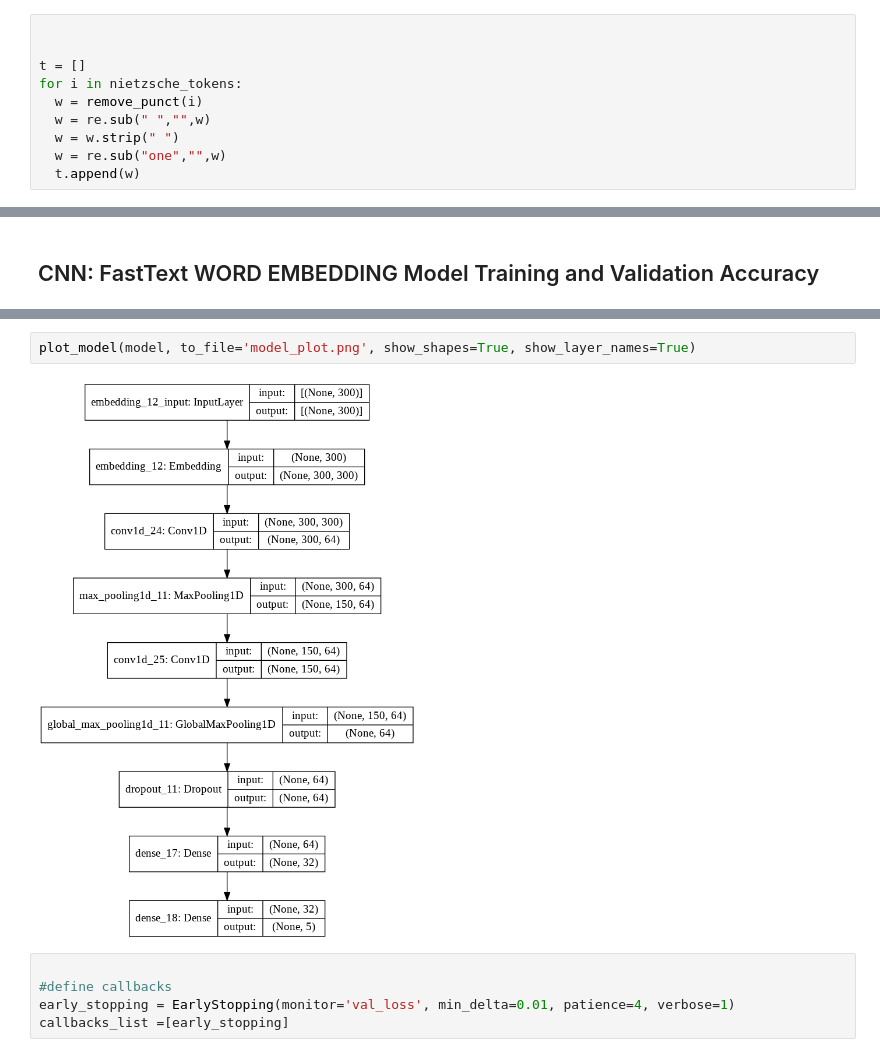
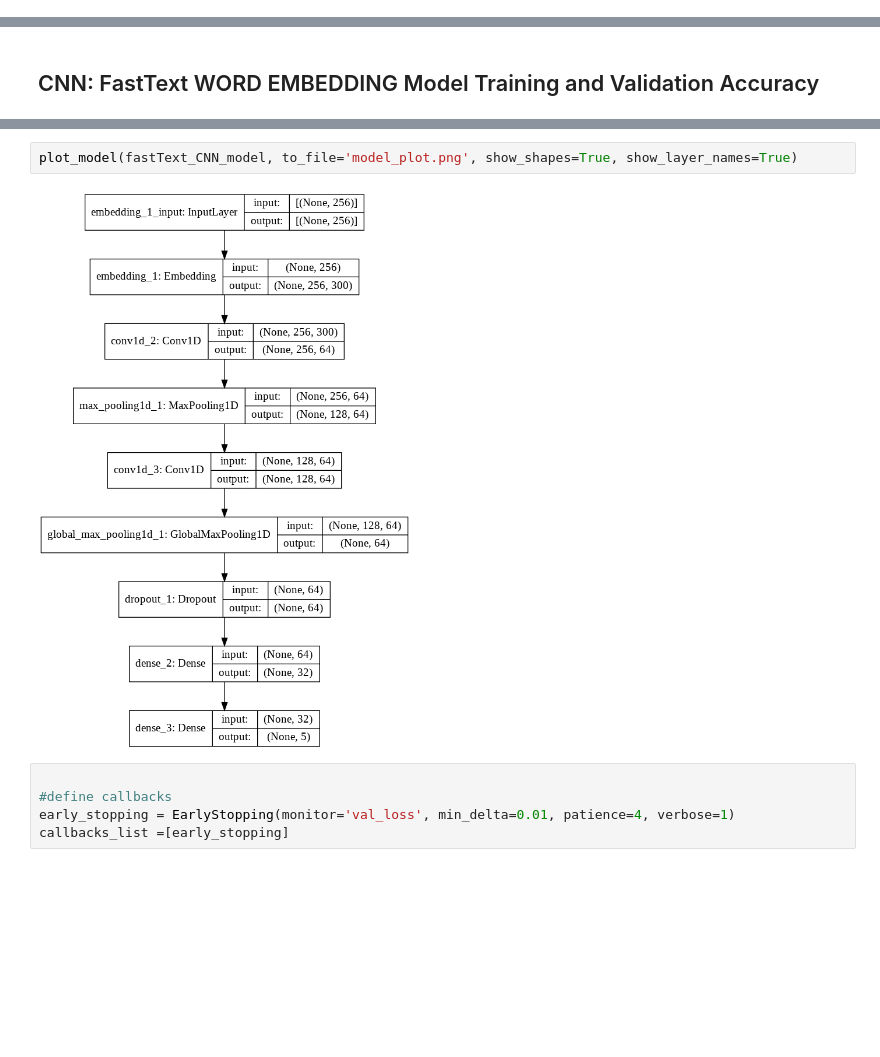
Before and after one commit to badieah/Author-Authentication, a Jupyter notebook: Authorship_Authentication.ipynb, the cells around one changed output, grey strips where cells are left out. Drawn from its saved outputs; the diff is of its cells as text; blank space fills up the shorter version.

```diff
--- a/Authorship_Authentication.ipynb
+++ b/Authorship_Authentication.ipynb
@@ -1006,14 +1006,4 @@ plt.xticks(rotation=60);
 [figure]
 # %% [markdown]
 ### Nietzsche Frequency Distribution
-# %%
-
-
-t = []
-for i in nietzsche_tokens:
-  w = remove_punct(i)
-  w = re.sub(" ","",w)
-  w = w.strip(" ")
-  w = re.sub("one","",w)
-  t.append(w)
 # %%
@@ -3436,9 +3415,9 @@ Trainable params: 165,445
 Non-trainable params: 12,233,700
 _________________________________________________________________
 # %%
-plot_model(model, to_file='model_plot.png', show_shapes=True, show_layer_names=True)
+plot_model(fastText_CNN_model, to_file='model_plot.png', show_shapes=True, show_layer_names=True)
 # %% [output]
-[figure, old version]
+[figure, new version]
 # %%
 
 #define callbacks
```
Also changed, not shown: parts of 28 cells of this notebook.
